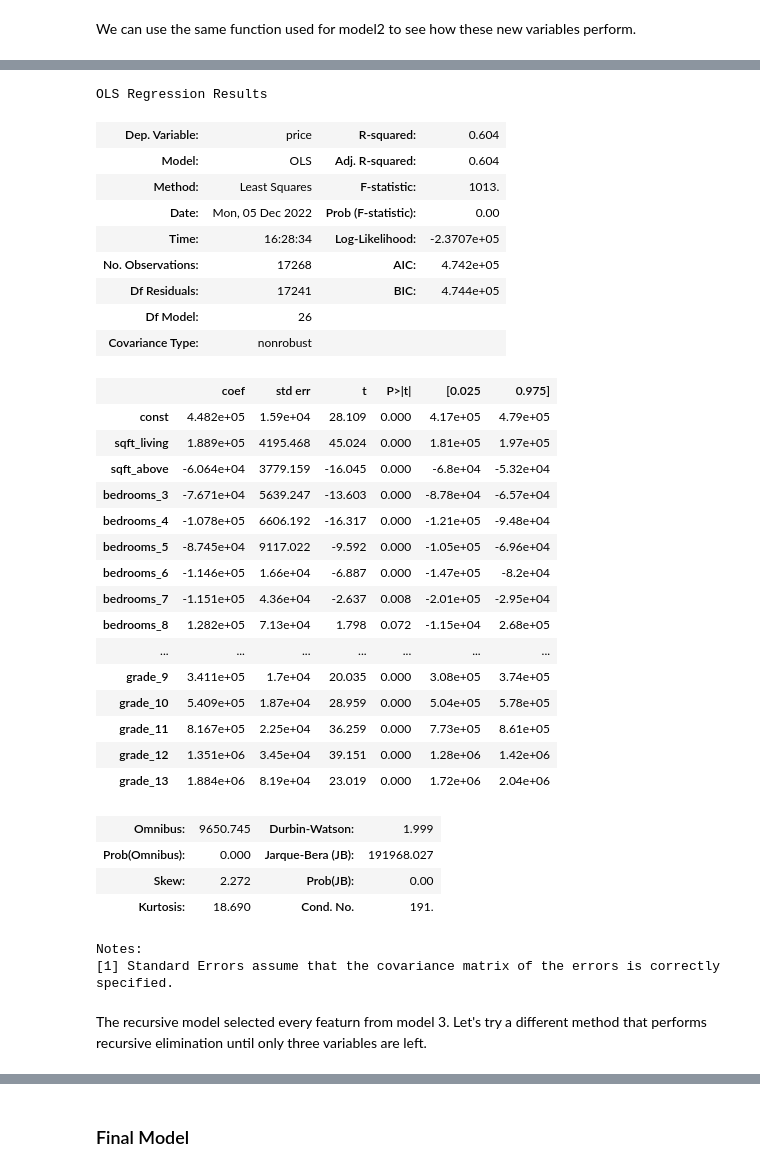
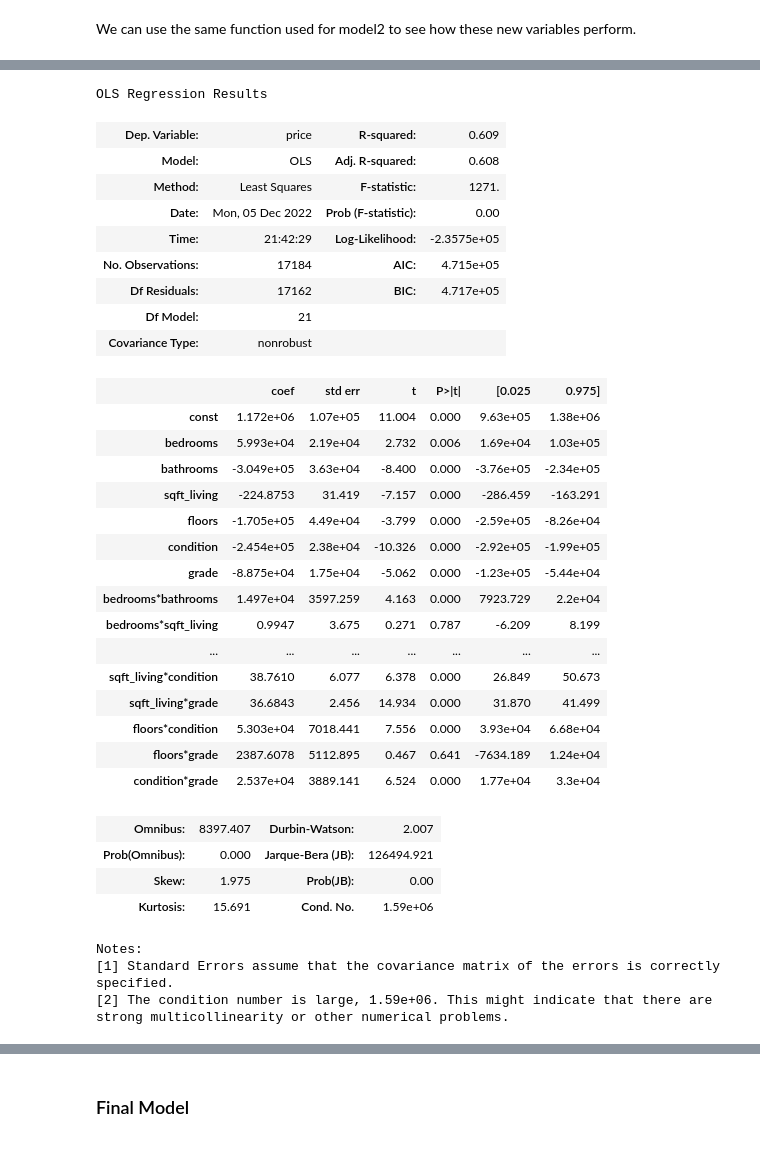
Before and after one commit to cschneck7/phase-2-project, a Jupyter notebook: EDA_notebook.ipynb, the cells around one changed output, grey strips where cells are left out. Saved outputs shown, nothing was run; the diff lists cells and outputs as text; code cells hidden in the pictures.

```diff
--- a/EDA_notebook.ipynb
+++ b/EDA_notebook.ipynb
@@ -337,8 +322,5 @@ None of the variables appear to have an exponential relationship to price, so on
 # %%
-# Continuous variables to have interactrions
-continuous = ['bathrooms', 'sqft_living', 'sqft_above']
-
 # Creates training set with continuous variables interactions
-X_train_model3 = dp.create_cont_interactions(X_train, X_train_model2, continuous)
+X_train_model3 = dp.create_interactions(X_train)
 X_train_model3.head()
 # %% [output]
@@ -390,0 +362,2 @@ X_train_model4.head()
+# %%
+model4_in, model4_out = dp.recursive_elimination(X_train_model3, y_train)
@@ -391,5 +392,9 @@ X_train_model4.head()
 # %%
-model4_results = dp.multi_model(X_train_model4, y_train)
+# Drops columns that didn't survive recursive feature elimination
+X_train_model4 = X_train_model3.drop(columns=model4_out, axis=1)
+
+# Finds Rsquared values through cross validation
+model4_results = dp.cross_val(X_train_model4, y_train)
 
 print('Second Model Train Rsquared Score: {}'.format(round(model4_results['train_score'].mean(), 5)))
 print('Second Model Test Rsquared Score: {}\n'.format(round(model4_results['test_score'].mean(), 5)))
@@ -430,7 +425,7 @@ model3_sel_columns = dp.recursive_elimination(X_train_model3, y_train)
 import statsmodels.api as sm
 from statsmodels.formula.api import ols
 
-predictors = sm.add_constant(X_train_model3[model3_sel_columns])
+predictors = sm.add_constant(X_train_model4)
 model = sm.OLS(y_train, predictors).fit()
 
 model.summary()
@@ -493,40 +467,40 @@ model2_sel_columns
 # %%
-predictors = sm.add_constant(X_train_model2[model2_sel_columns])
-model2 = sm.OLS(y_train, predictors).fit()
+predictors = sm.add_constant(X_train_model3)
+model = sm.OLS(y_train, predictors).fit()
 
-model2.summary()
+model.summary()
 # %% [output]
 OLS Regression Results
-| Dep. Variable: | price | R-squared: | 0.604 |
-| Model: | OLS | Adj. R-squared: | 0.604 |
-| Method: | Least Squares | F-statistic: | 1013. |
+| Dep. Variable: | price | R-squared: | 0.609 |
+| Model: | OLS | Adj. R-squared: | 0.608 |
+| Method: | Least Squares | F-statistic: | 1271. |
 | Date: | Mon, 05 Dec 2022 | Prob (F-statistic): | 0.00 |
-| Time: | 16:28:34 | Log-Likelihood: | -2.3707e+05 |
-| No. Observations: | 17268 | AIC: | 4.742e+05 |
-| Df Residuals: | 17241 | BIC: | 4.744e+05 |
-| Df Model: | 26 |  |  |
+| Time: | 21:42:29 | Log-Likelihood: | -2.3575e+05 |
+| No. Observations: | 17184 | AIC: | 4.715e+05 |
+| Df Residuals: | 17162 | BIC: | 4.717e+05 |
+| Df Model: | 21 |  |  |
 | Covariance Type: | nonrobust |  |  |
 |  | coef | std err | t | P>|t| | [0.025 | 0.975] |
-| const | 4.482e+05 | 1.59e+04 | 28.109 | 0.000 | 4.17e+05 | 4.79e+05 |
-| sqft_living | 1.889e+05 | 4195.468 | 45.024 | 0.000 | 1.81e+05 | 1.97e+05 |
-| sqft_above | -6.064e+04 | 3779.159 | -16.045 | 0.000 | -6.8e+04 | -5.32e+04 |
-| bedrooms_3 | -7.671e+04 | 5639.247 | -13.603 | 0.000 | -8.78e+04 | -6.57e+04 |
-| bedrooms_4 | -1.078e+05 | 6606.192 | -16.317 | 0.000 | -1.21e+05 | -9.48e+04 |
-| bedrooms_5 | -8.745e+04 | 9117.022 | -9.592 | 0.000 | -1.05e+05 | -6.96e+04 |
-| bedrooms_6 | -1.146e+05 | 1.66e+04 | -6.887 | 0.000 | -1.47e+05 | -8.2e+04 |
-| bedrooms_7 | -1.151e+05 | 4.36e+04 | -2.637 | 0.008 | -2.01e+05 | -2.95e+04 |
-| bedrooms_8 | 1.282e+05 | 7.13e+04 | 1.798 | 0.072 | -1.15e+04 | 2.68e+05 |
+| const | 1.172e+06 | 1.07e+05 | 11.004 | 0.000 | 9.63e+05 | 1.38e+06 |
+| bedrooms | 5.993e+04 | 2.19e+04 | 2.732 | 0.006 | 1.69e+04 | 1.03e+05 |
+| bathrooms | -3.049e+05 | 3.63e+04 | -8.400 | 0.000 | -3.76e+05 | -2.34e+05 |
+| sqft_living | -224.8753 | 31.419 | -7.157 | 0.000 | -286.459 | -163.291 |
+| floors | -1.705e+05 | 4.49e+04 | -3.799 | 0.000 | -2.59e+05 | -8.26e+04 |
+| condition | -2.454e+05 | 2.38e+04 | -10.326 | 0.000 | -2.92e+05 | -1.99e+05 |
+| grade | -8.875e+04 | 1.75e+04 | -5.062 | 0.000 | -1.23e+05 | -5.44e+04 |
+| bedrooms*bathrooms | 1.497e+04 | 3597.259 | 4.163 | 0.000 | 7923.729 | 2.2e+04 |
+| bedrooms*sqft_living | 0.9947 | 3.675 | 0.271 | 0.787 | -6.209 | 8.199 |
 | ... | ... | ... | ... | ... | ... | ... |
-| grade_9 | 3.411e+05 | 1.7e+04 | 20.035 | 0.000 | 3.08e+05 | 3.74e+05 |
-| grade_10 | 5.409e+05 | 1.87e+04 | 28.959 | 0.000 | 5.04e+05 | 5.78e+05 |
-| grade_11 | 8.167e+05 | 2.25e+04 | 36.259 | 0.000 | 7.73e+05 | 8.61e+05 |
-| grade_12 | 1.351e+06 | 3.45e+04 | 39.151 | 0.000 | 1.28e+06 | 1.42e+06 |
-| grade_13 | 1.884e+06 | 8.19e+04 | 23.019 | 0.000 | 1.72e+06 | 2.04e+06 |
+| sqft_living*condition | 38.7610 | 6.077 | 6.378 | 0.000 | 26.849 | 50.673 |
+| sqft_living*grade | 36.6843 | 2.456 | 14.934 | 0.000 | 31.870 | 41.499 |
+| floors*condition | 5.303e+04 | 7018.441 | 7.556 | 0.000 | 3.93e+04 | 6.68e+04 |
+| floors*grade | 2387.6078 | 5112.895 | 0.467 | 0.641 | -7634.189 | 1.24e+04 |
+| condition*grade | 2.537e+04 | 3889.141 | 6.524 | 0.000 | 1.77e+04 | 3.3e+04 |
-| Omnibus: | 9650.745 | Durbin-Watson: | 1.999 |
-| Prob(Omnibus): | 0.000 | Jarque-Bera (JB): | 191968.027 |
-| Skew: | 2.272 | Prob(JB): | 0.00 |
-| Kurtosis: | 18.690 | Cond. No. | 191. |
+| Omnibus: | 8397.407 | Durbin-Watson: | 2.007 |
+| Prob(Omnibus): | 0.000 | Jarque-Bera (JB): | 126494.921 |
+| Skew: | 1.975 | Prob(JB): | 0.00 |
+| Kurtosis: | 15.691 | Cond. No. | 1.59e+06 |
 Notes:
 [1] Standard Errors assume that the covariance matrix of the errors is correctly specified.
+[2] The condition number is large, 1.59e+06. This might indicate that there are
+strong multicollinearity or other numerical problems.
-# %% [markdown]
-The recursive model selected every featurn from model 3. Let's try a different method that performs recursive elimination until only three variables are left.
```
Also changed, not shown: parts of 66 cells of this notebook, 2 other files.
